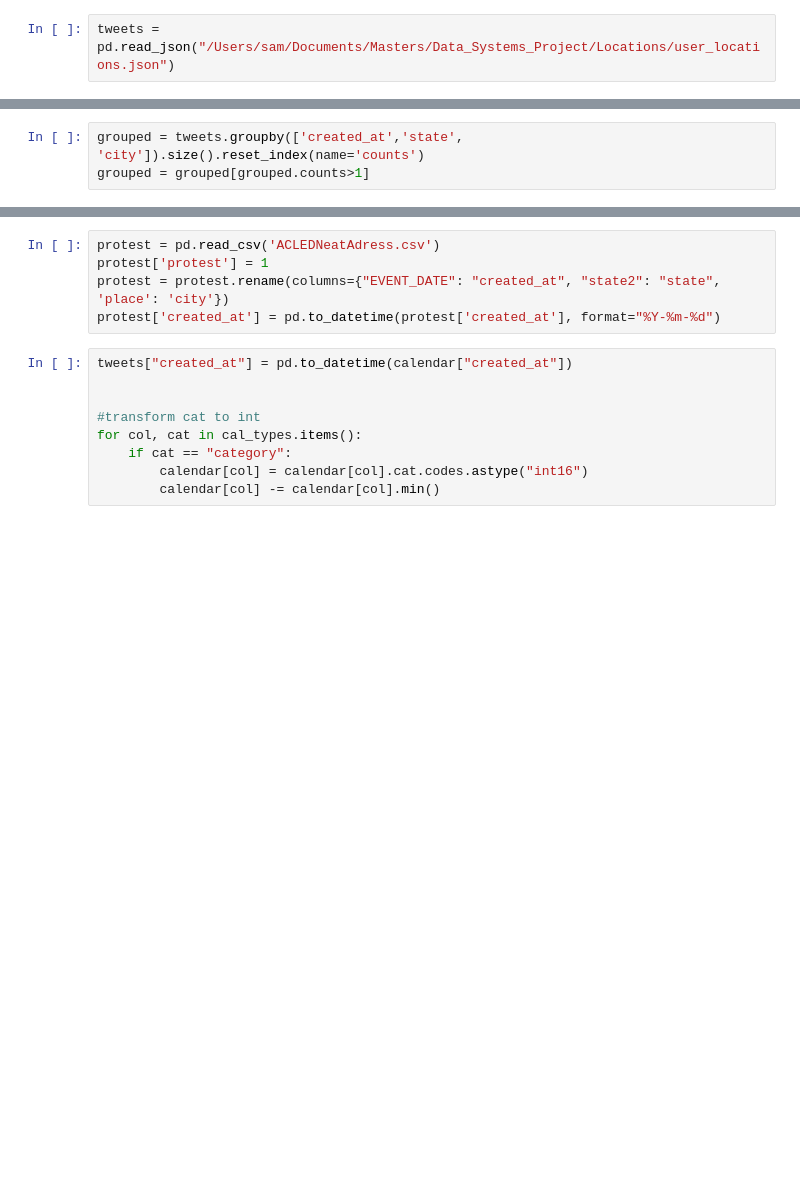
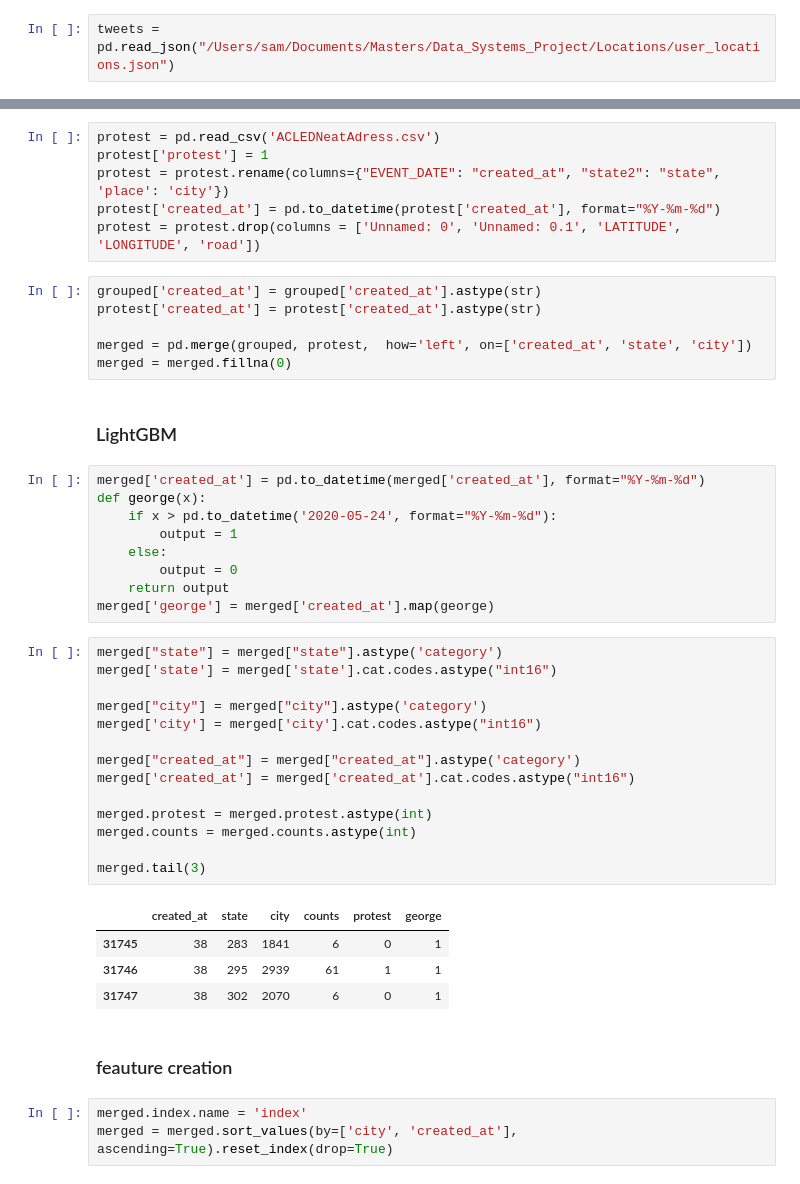
Before and after one commit to samvdh1996/DSP_B6, a Jupyter notebook: LightGBM.ipynb, the cells around one changed output, grey strips where cells are left out. Drawn from its saved outputs; the diff is of its cells as text; blank space fills up the shorter version.

```diff
--- a/LightGBM.ipynb
+++ b/LightGBM.ipynb
@@ -47,3 +26,0 @@ print(tweets.groupby(['createt_at', 'state', 'city']).size())
-# %%
-grouped = tweets.groupby(['created_at','state', 'city']).size().reset_index(name='counts')
-grouped = grouped[grouped.counts>1]
@@ -54,12 +29,45 @@ protest = pd.read_csv('ACLEDNeatAdress.csv')
 protest['protest'] = 1
 protest = protest.rename(columns={"EVENT_DATE": "created_at", "state2": "state", 'place': 'city'})
 protest['created_at'] = pd.to_datetime(protest['created_at'], format="%Y-%m-%d")
+protest = protest.drop(columns = ['Unnamed: 0', 'Unnamed: 0.1', 'LATITUDE', 'LONGITUDE', 'road'])
-# %%
-tweets["created_at"] = pd.to_datetime(calendar["created_at"])
-
-
-#transform cat to int
-for col, cat in cal_types.items():
-    if cat == "category":
-        calendar[col] = calendar[col].cat.codes.astype("int16")
-        calendar[col] -= calendar[col].min()
+# %%
+grouped['created_at'] = grouped['created_at'].astype(str)
+protest['created_at'] = protest['created_at'].astype(str)
+
+merged = pd.merge(grouped, protest,  how='left', on=['created_at', 'state', 'city'])
+merged = merged.fillna(0)
+# %% [markdown]
+### LightGBM
+# %%
+merged['created_at'] = pd.to_datetime(merged['created_at'], format="%Y-%m-%d")
+def george(x):
+    if x > pd.to_datetime('2020-05-24', format="%Y-%m-%d"):
+        output = 1
+    else:
+        output = 0
+    return output
+merged['george'] = merged['created_at'].map(george)
+# %%
+merged["state"] = merged["state"].astype('category')
+merged['state'] = merged['state'].cat.codes.astype("int16")
+
+merged["city"] = merged["city"].astype('category')
+merged['city'] = merged['city'].cat.codes.astype("int16")
+
+merged["created_at"] = merged["created_at"].astype('category')
+merged['created_at'] = merged['created_at'].cat.codes.astype("int16")
+
+merged.protest = merged.protest.astype(int)
+merged.counts = merged.counts.astype(int)
+
+merged.tail(3)
+# %% [output]
+|  | created_at | state | city | counts | protest | george |
+| 31745 | 38 | 283 | 1841 | 6 | 0 | 1 |
+| 31746 | 38 | 295 | 2939 | 61 | 1 | 1 |
+| 31747 | 38 | 302 | 2070 | 6 | 0 | 1 |
+# %% [markdown]
+### feauture creation
+# %%
+merged.index.name = 'index'
+merged = merged.sort_values(by=['city', 'created_at'], ascending=True).reset_index(drop=True)
```
Also changed, not shown: parts of 20 cells of this notebook, 1 other file.
